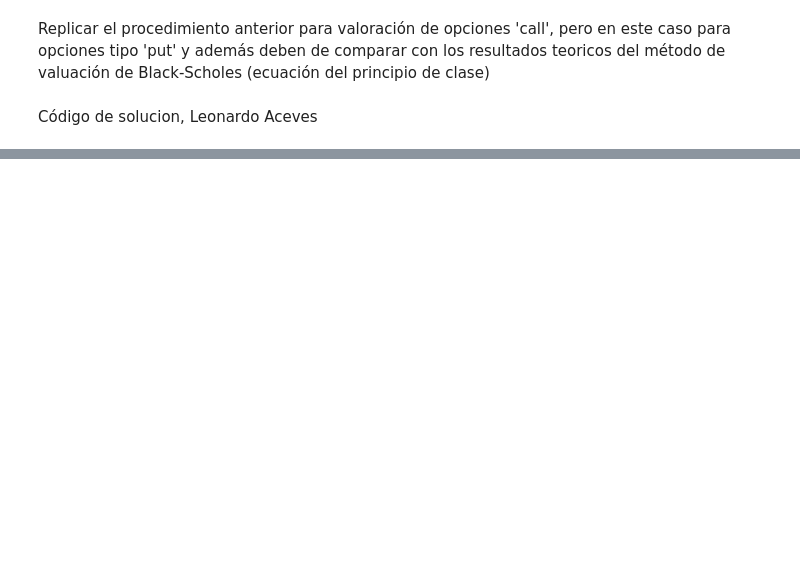
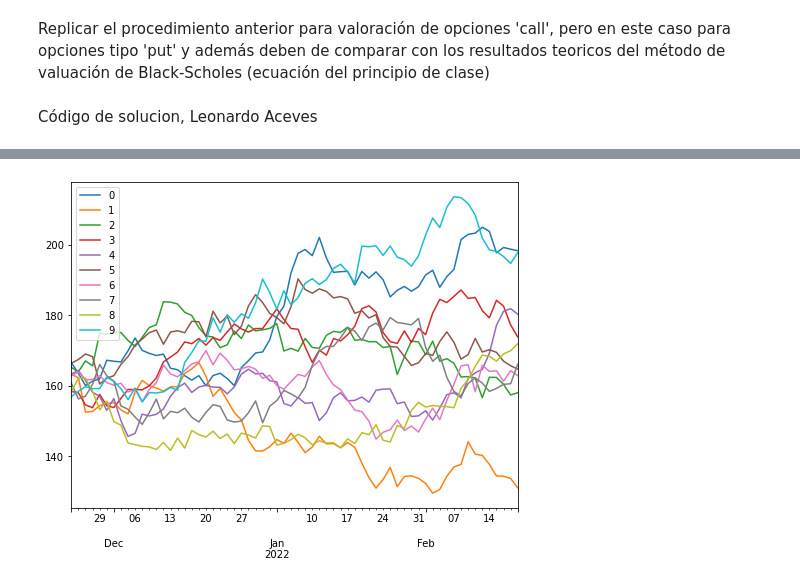
Before and after one commit to leonardoaceves/Tarea8_JLACEVES_TNICHOLLS, a Jupyter notebook: Tarea8_JLACEVES_TNICHOLLS.ipynb, the cells around one changed output, grey strips where cells are left out. Drawn from its saved outputs; the diff is of its cells as text; code cells hidden in the pictures; blank space fills up the shorter version.

```diff
--- a/Tarea8_JLACEVES_TNICHOLLS.ipynb
+++ b/Tarea8_JLACEVES_TNICHOLLS.ipynb
@@ -38,0 +341,12 @@ Código de solución estudiante 2
+# %%
+# Tasa de bonos de 1 yr de fecha 19/11/21 -> 0.18%
+r = 0.0018/360 # Tasa diaria
+# %%
+#Simularemos el tiempo de contrato desde HOY hasta la fecha de Expiry
+today = pd.Timestamp(date.today())
+expiry = pd.to_datetime('2022-02-18')
+
+nscen = 10
+dates = pd.date_range(start=today, end = expiry, freq='B')
+ndays = len(dates)
+dates
@@ -38,0 +371,5 @@ Código de solución estudiante 2
+# %%
+# Generamos 10 escenarios de rendimientos simulados y guardamos en un dataframe
+sim_ret = pd.DataFrame(sigma*np.random.randn(ndays,nscen)+r, index=dates)
+sim_ret.cumsum()
+# Las columnas son los escenarios y las filas son las días de contrato
@@ -38,0 +390,5 @@ Código de solución estudiante 2
+# %%
+# Con los rendimientos simulados, calcular los escenarios de precios respectivos:
+S0 = closes_aapl.iloc[-1,0]  # Condición inicial del precio a simular
+sim_closes = S0*np.exp(sim_ret.cumsum())
+sim_closes
@@ -38,0 +409,5 @@ Código de solución estudiante 2
+# %%
+# visualizamos las simulaciones de precios
+sim_closes.plot(figsize=(8,6));
+# %% [output]
+[figure, added]
```
Also changed, not shown: parts of 60 cells of this notebook.
